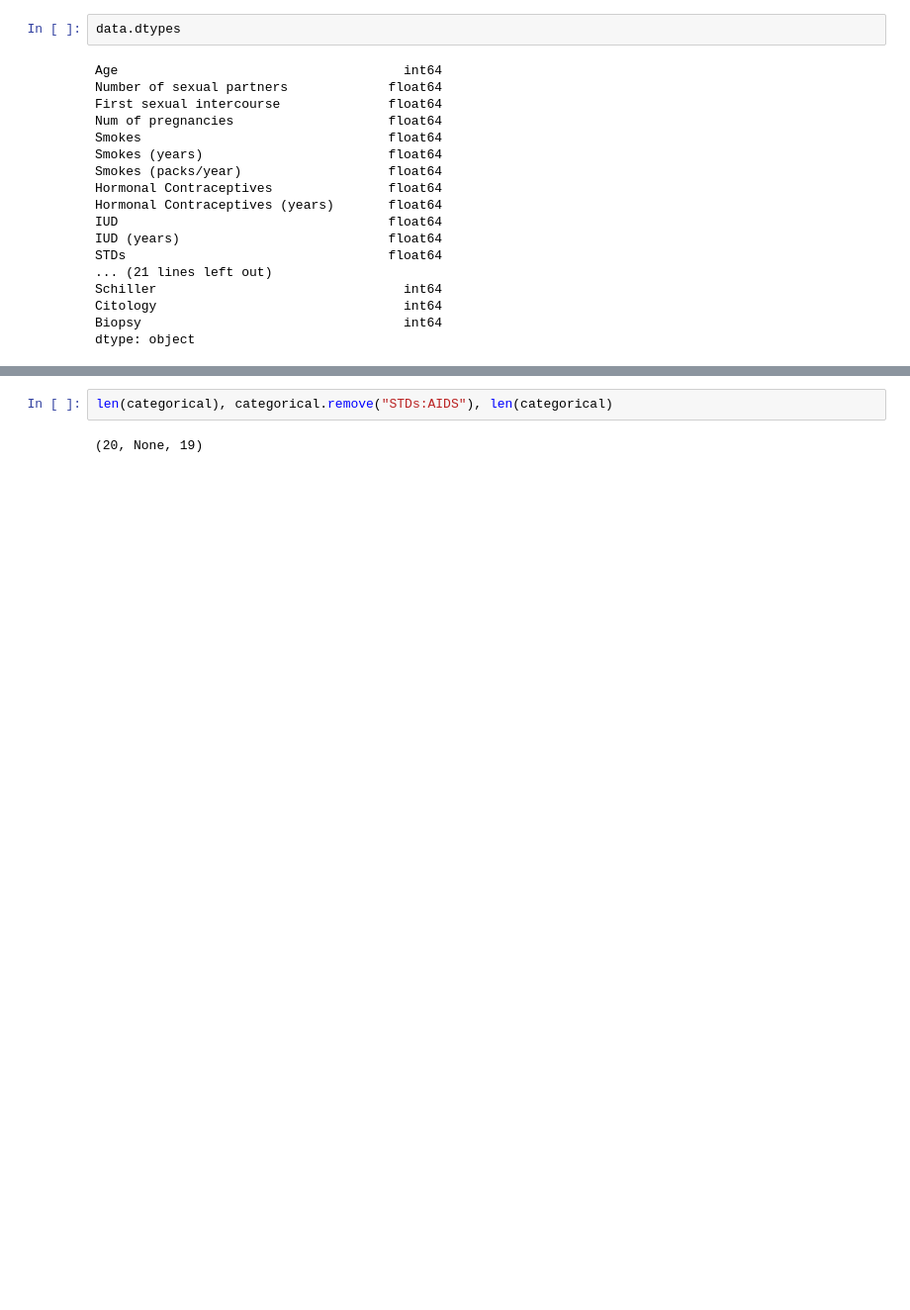
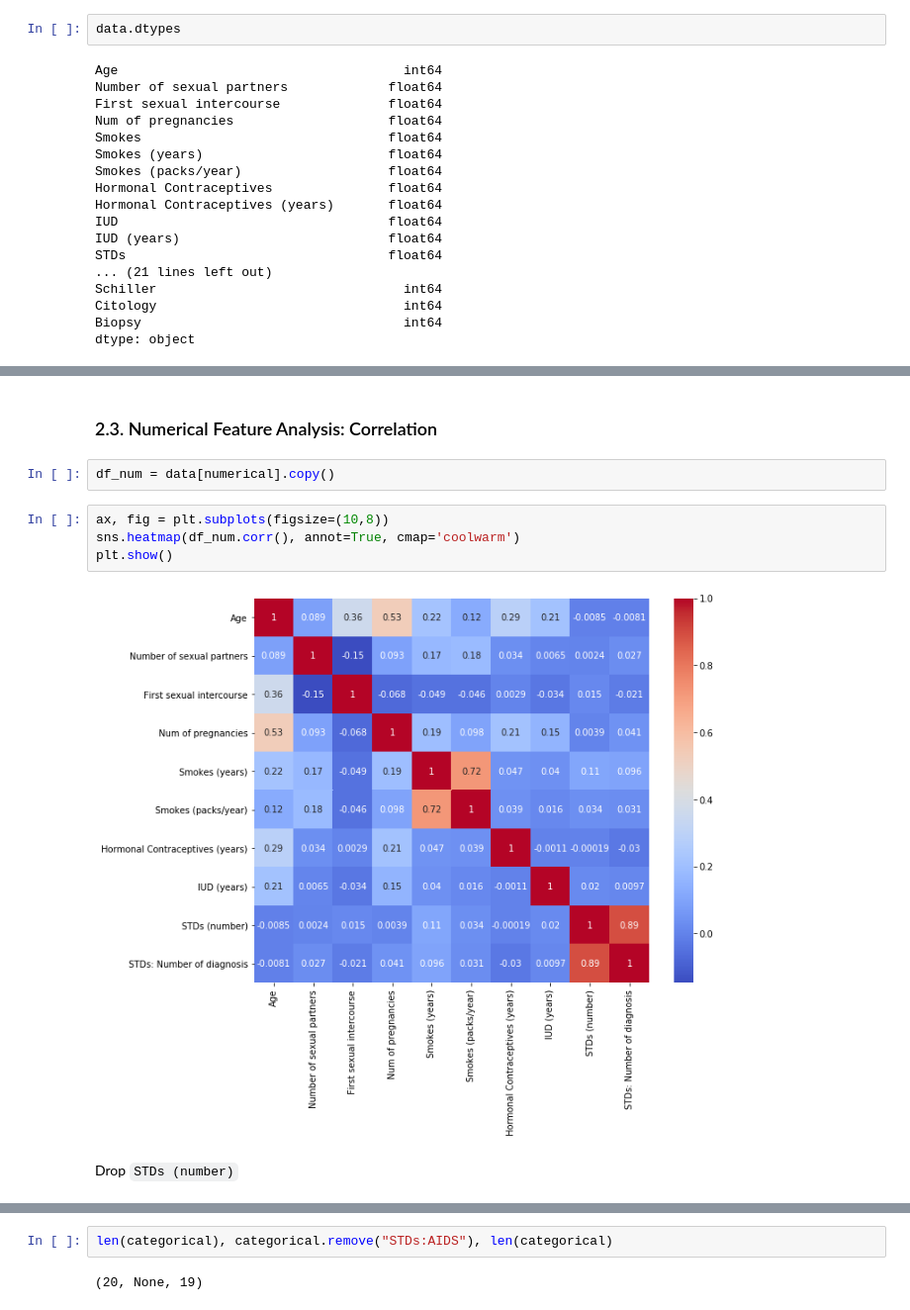
Before and after one commit to skyimager/intro-to-ml-with-python, a Jupyter notebook: week7/cervical_cancer_final.ipynb, the cells around one changed output, grey strips where cells are left out. Shown at 99% size. Saved outputs shown, nothing was run; the diff lists cells and outputs as text; blank space fills up the shorter version.

```diff
--- a/week7/cervical_cancer_final.ipynb
+++ b/week7/cervical_cancer_final.ipynb
@@ -239,0 +270,12 @@ data.head()
+# %% [markdown]
+### 2.3. Numerical Feature Analysis:  Correlation
+# %%
+df_num = data[numerical].copy()
+# %%
+ax, fig = plt.subplots(figsize=(10,8))
+sns.heatmap(df_num.corr(), annot=True, cmap='coolwarm')
+plt.show()
+# %% [output]
+[figure, added]
+# %% [markdown]
+Drop `STDs (number)`
```
Also changed, not shown: parts of 134 cells of this notebook.
